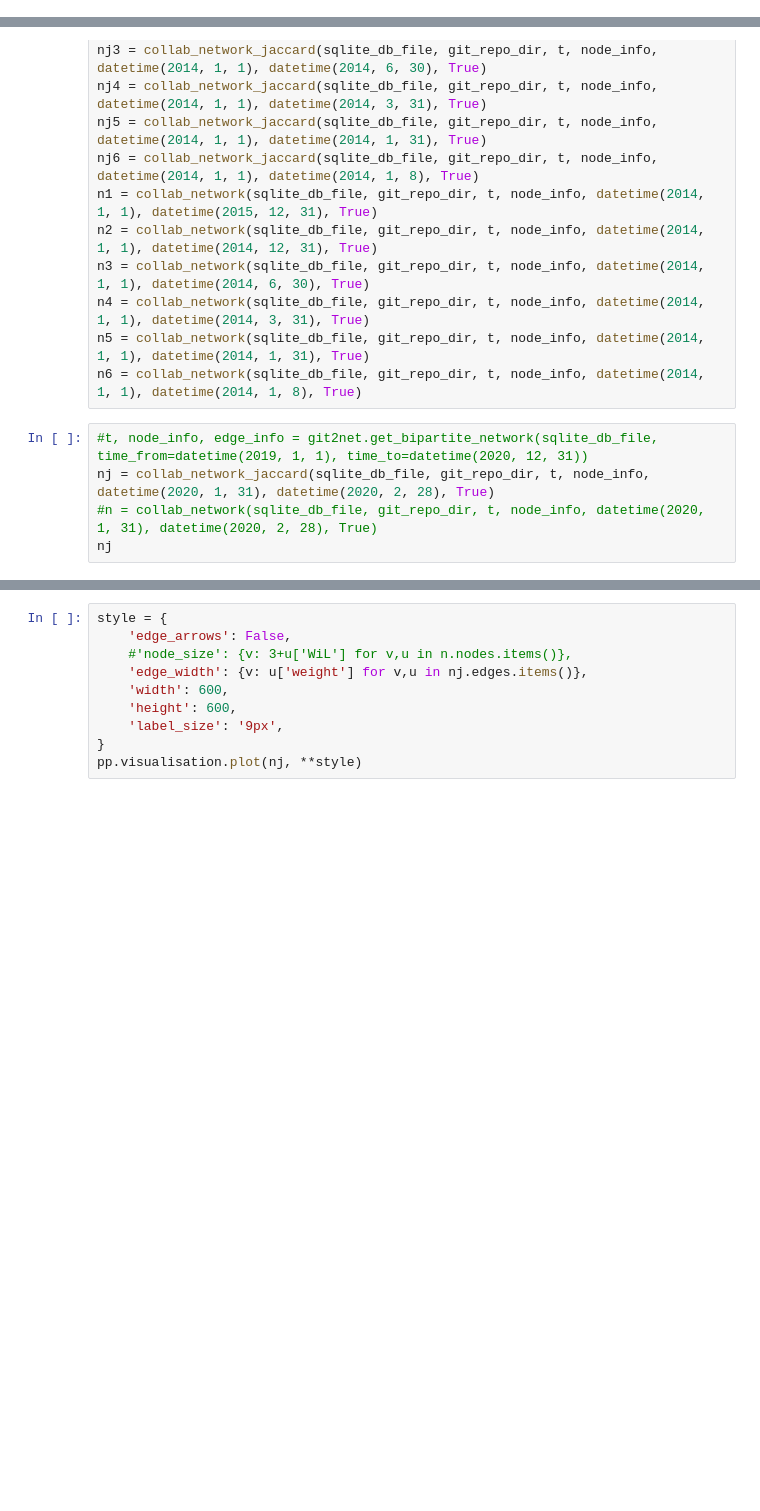
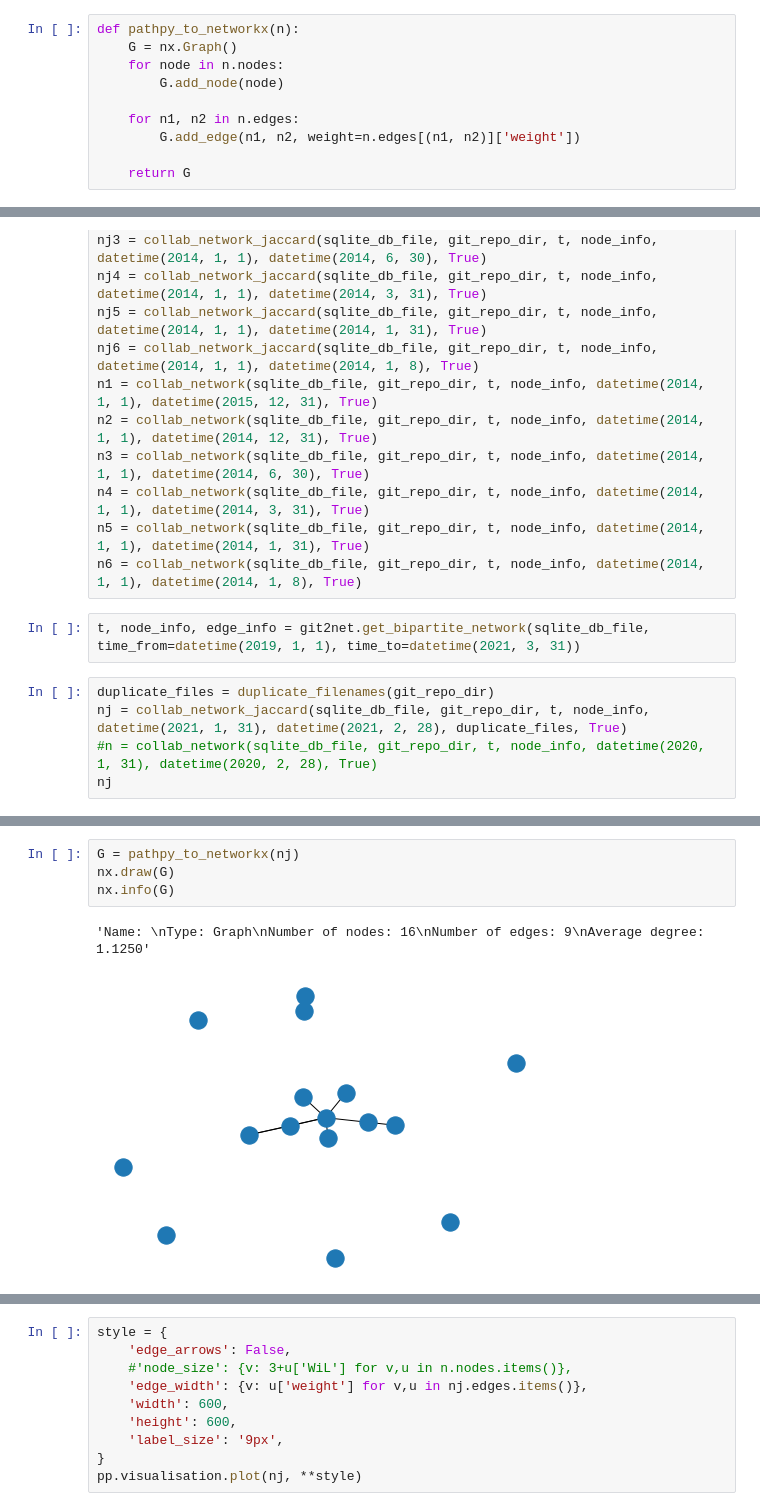
Before and after one commit to csepanyij/master-thesis, a Jupyter notebook: notebooks/static_nets_gambit.ipynb, the cells around one changed output, grey strips where cells are left out. Saved outputs shown, nothing was run; the diff lists cells and outputs as text; blank space fills up the shorter version.

Commit message:
pathpy to nx

```diff
--- a/notebooks/static_nets_gambit.ipynb
+++ b/notebooks/static_nets_gambit.ipynb
@@ -306,6 +250,16 @@ def collab_network_jaccard(sqlite_db_file, git_repo_dir, t, node_info, min_date,
     else:
         n, node_info, edge_info = git2net.get_coauthorship_network(sqlite_db_file, time_from=min_date, time_to=max_date)
         return n
+# %%
+def pathpy_to_networkx(n):
+    G = nx.Graph()
+    for node in n.nodes:
+        G.add_node(node)
+
+    for n1, n2 in n.edges:
+        G.add_edge(n1, n2, weight=n.edges[(n1, n2)]['weight'])
+
+    return G
 # %%
 t, node_info, edge_info = git2net.get_bipartite_network(sqlite_db_file)
 nj1 = collab_network_jaccard(sqlite_db_file, git_repo_dir, t, node_info, datetime(2014, 1, 1), datetime(2015, 12, 31), True)
@@ -320,9 +274,11 @@ n3 = collab_network(sqlite_db_file, git_repo_dir, t, node_info, datetime(2014, 1
 n4 = collab_network(sqlite_db_file, git_repo_dir, t, node_info, datetime(2014, 1, 1), datetime(2014, 3, 31), True)
 n5 = collab_network(sqlite_db_file, git_repo_dir, t, node_info, datetime(2014, 1, 1), datetime(2014, 1, 31), True)
 n6 = collab_network(sqlite_db_file, git_repo_dir, t, node_info, datetime(2014, 1, 1), datetime(2014, 1, 8), True)
+# %%
+t, node_info, edge_info = git2net.get_bipartite_network(sqlite_db_file, time_from=datetime(2019, 1, 1), time_to=datetime(2021, 3, 31))
 # %%
-#t, node_info, edge_info = git2net.get_bipartite_network(sqlite_db_file, time_from=datetime(2019, 1, 1), time_to=datetime(2020, 12, 31))
-nj = collab_network_jaccard(sqlite_db_file, git_repo_dir, t, node_info, datetime(2020, 1, 31), datetime(2020, 2, 28), True)
+duplicate_files = duplicate_filenames(git_repo_dir)
+nj = collab_network_jaccard(sqlite_db_file, git_repo_dir, t, node_info, datetime(2021, 1, 31), datetime(2021, 2, 28), duplicate_files, True)
 #n = collab_network(sqlite_db_file, git_repo_dir, t, node_info, datetime(2020, 1, 31), datetime(2020, 2, 28), True)
 nj
 # %% [output]
@@ -333,0 +301,7 @@ nj
+# %%
+G = pathpy_to_networkx(nj)
+nx.draw(G)
+nx.info(G)
+# %% [output]
+'Name: \nType: Graph\nNumber of nodes: 16\nNumber of edges: 9\nAverage degree:   1.1250'
+[figure, added]
```
Also changed, not shown: parts of 13 cells of this notebook, 7 other files.
